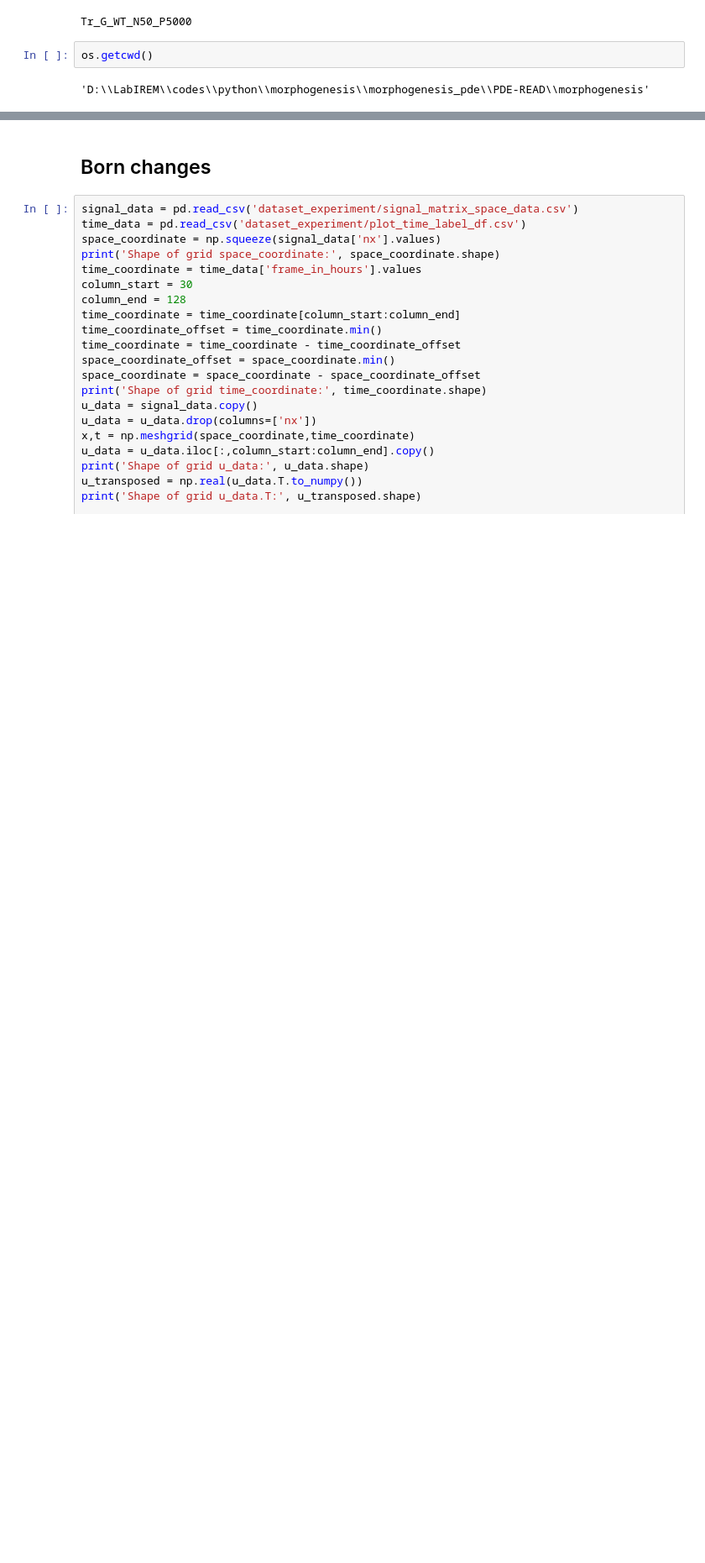
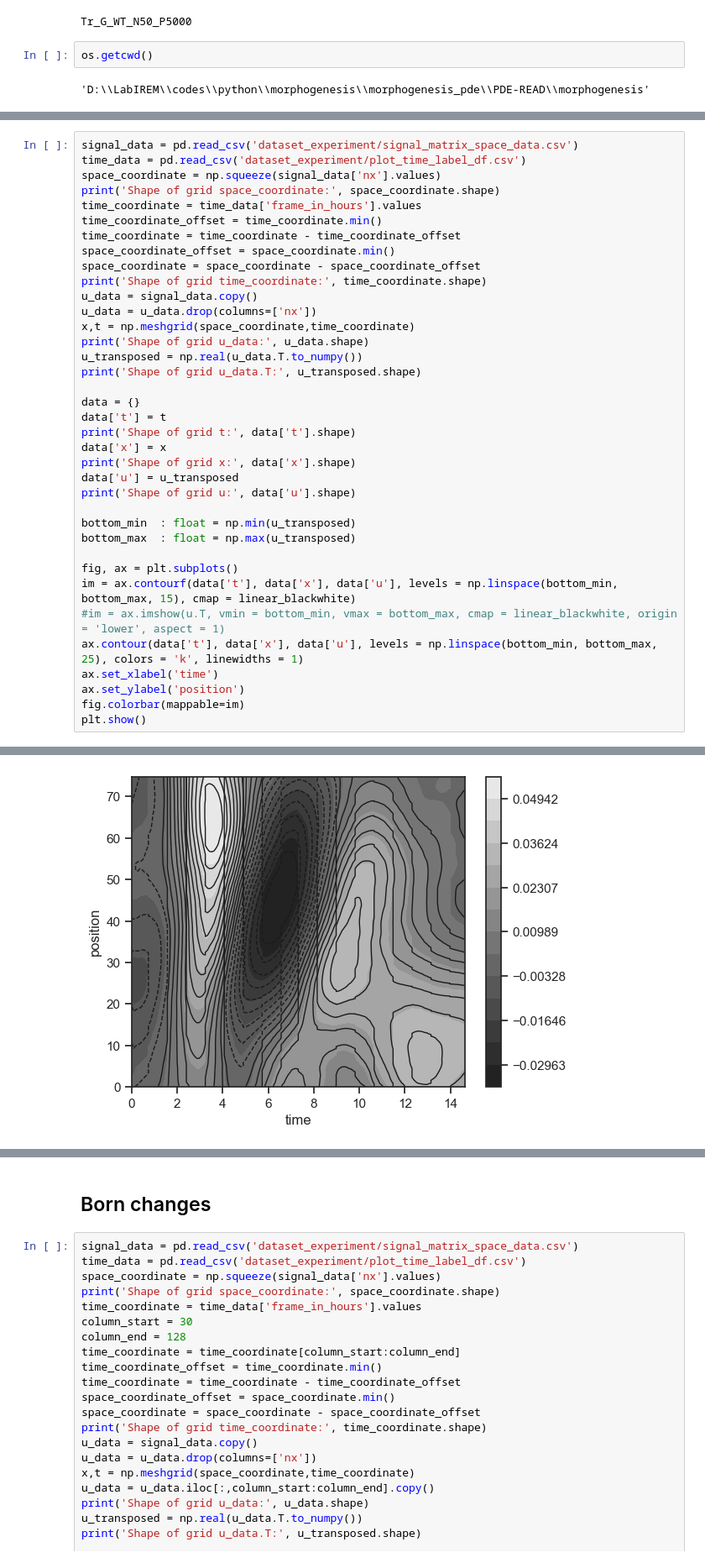
Before and after one commit to Raman-Sheshka/PDE-READ, a Jupyter notebook: morphogenesis/wt_morphogenesis.ipynb, the cells around one changed output, grey strips where cells are left out. Shown at 84% size. Saved outputs shown, nothing was run; the diff lists cells and outputs as text; blank space fills up the shorter version.

```diff
--- a/morphogenesis/wt_morphogenesis.ipynb
+++ b/morphogenesis/wt_morphogenesis.ipynb
@@ -257,0 +263,38 @@ os.getcwd()
+# %%
+signal_data = pd.read_csv('dataset_experiment/signal_matrix_space_data.csv')
+time_data = pd.read_csv('dataset_experiment/plot_time_label_df.csv')
+space_coordinate = np.squeeze(signal_data['nx'].values)
+print('Shape of grid space_coordinate:', space_coordinate.shape)
+time_coordinate = time_data['frame_in_hours'].values
+time_coordinate_offset = time_coordinate.min()
+time_coordinate = time_coordinate - time_coordinate_offset
+space_coordinate_offset = space_coordinate.min()
+space_coordinate = space_coordinate - space_coordinate_offset
+print('Shape of grid time_coordinate:', time_coordinate.shape)
+u_data = signal_data.copy()
+u_data = u_data.drop(columns=['nx'])
+x,t = np.meshgrid(space_coordinate,time_coordinate)
+print('Shape of grid u_data:', u_data.shape)
+u_transposed = np.real(u_data.T.to_numpy())
+print('Shape of grid u_data.T:', u_transposed.shape)
+
+data = {}
+data['t'] = t
+print('Shape of grid t:', data['t'].shape)
+data['x'] = x
+print('Shape of grid x:', data['x'].shape)
+data['u'] = u_transposed
+print('Shape of grid u:', data['u'].shape)
+
+bottom_min  : float = np.min(u_transposed)
+bottom_max  : float = np.max(u_transposed)
+
+fig, ax = plt.subplots()
+im = ax.contourf(data['t'], data['x'], data['u'], levels = np.linspace(bottom_min, bottom_max, 15), cmap = linear_blackwhite)
+#im = ax.imshow(u.T, vmin = bottom_min, vmax = bottom_max, cmap = linear_blackwhite, origin = 'lower', aspect = 1)
+ax.contour(data['t'], data['x'], data['u'], levels = np.linspace(bottom_min, bottom_max, 25), colors = 'k', linewidths = 1)
+ax.set_xlabel('time')
+ax.set_ylabel('position')
+fig.colorbar(mappable=im)
+plt.show()
+# %% [output]
@@ -257,0 +308 @@ os.getcwd()
+[figure, added]
```
Also changed, not shown: parts of 14 cells of this notebook, 3 other files.
